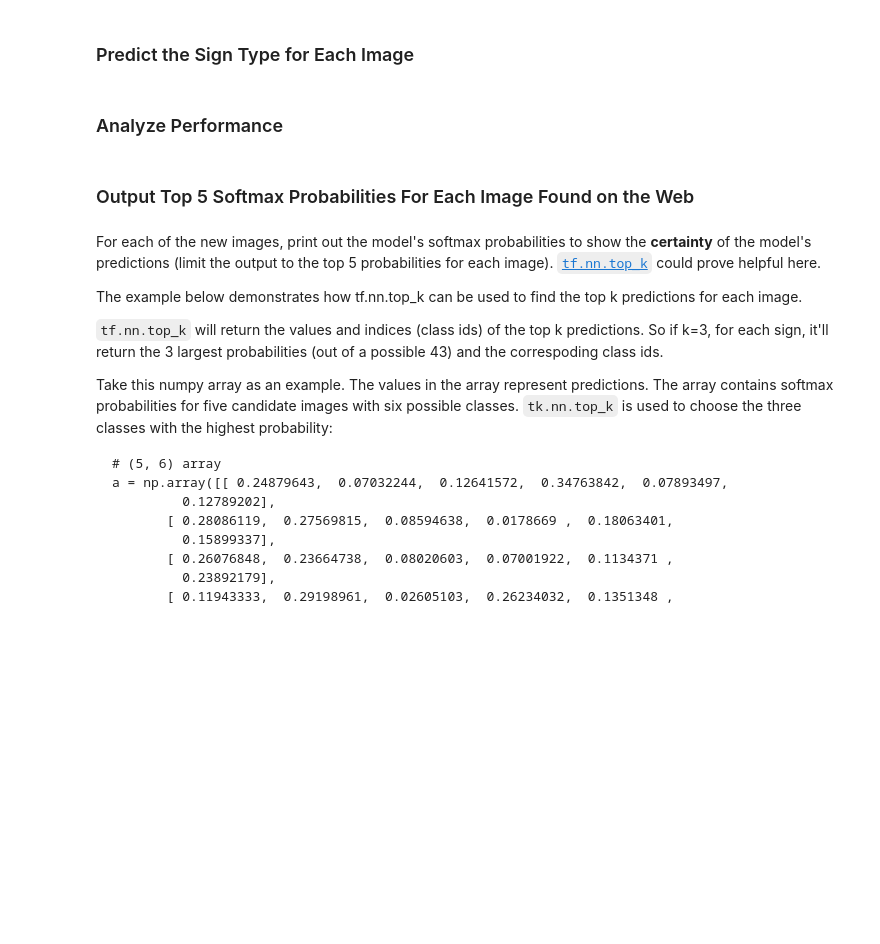
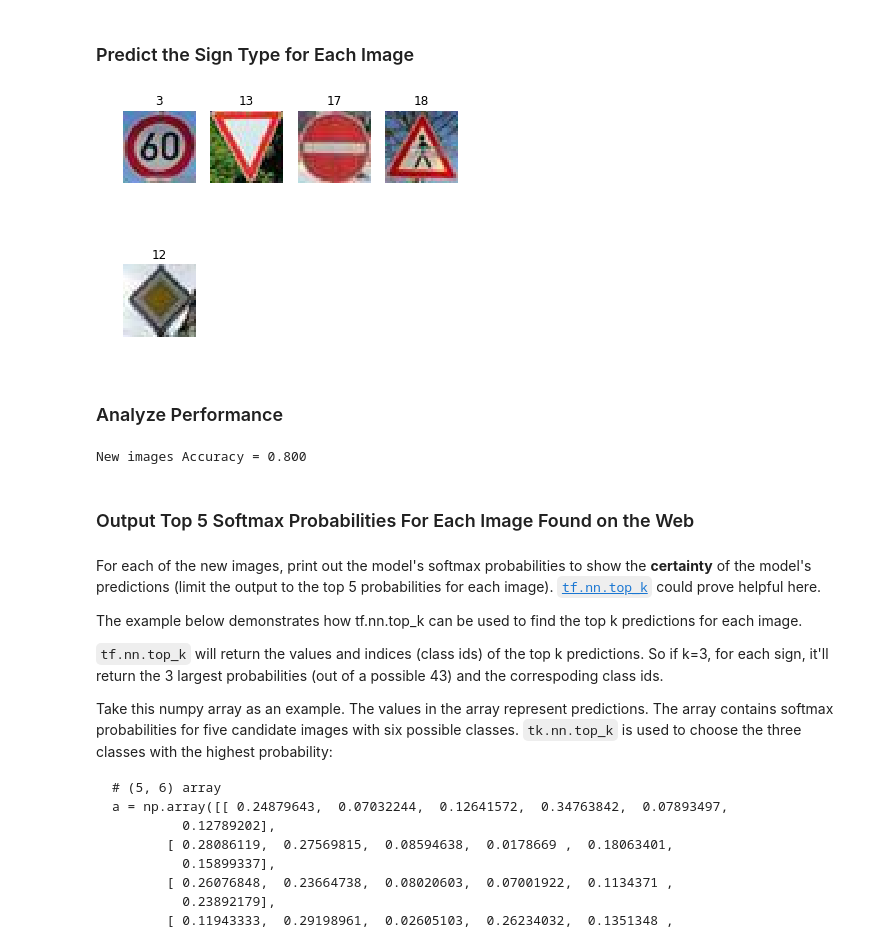
Before and after one commit to jkozlowski/CarND-Traffic-Sign-Classifier-Project, a Jupyter notebook: Traffic_Sign_Classifier.ipynb, the cells around one changed output. Saved outputs shown, nothing was run; the diff lists cells and outputs as text; code cells hidden in the pictures; blank space fills up the shorter version.

```diff
--- a/Traffic_Sign_Classifier.ipynb
+++ b/Traffic_Sign_Classifier.ipynb
@@ -350,12 +370,36 @@ You may find `signnames.csv` useful as it contains mappings from the class id (i
 # %%
 ### Run the predictions here and use the model to output the prediction for each image.
 ### Make sure to pre-process the images with the same pre-processing pipeline used earlier.
 ### Feel free to use as many code cells as needed.
+def test_net(X_data, sess):
+    pred_sign = sess.run(tf.argmax(logits, 1), feed_dict={x: X_data, keep_prob: 1.0})
+    return pred_sign
+
+with tf.Session() as sess:
+    saver.restore(sess, './traffic_sign.backup')
+    signs_classes=test_net(X_new_images, sess)
+
+plt.figure(figsize=(6, 8))
+for i in range(0,5):
+    plt.subplot(3, 4, i+1)
+    plt.imshow(new_images[i])
+    plt.title(signs_classes[i])
+    plt.axis('off')
+# %% [output]
+[figure, added]
 # %% [markdown]
 ### Analyze Performance
 # %%
 ### Calculate the accuracy for these 5 new images.
 ### For example, if the model predicted 1 out of 5 signs correctly, it's 20% accurate on these new images.
+def new_images_accuracy():
+    with tf.Session() as sess:
+        saver.restore(sess, './traffic_sign.backup')
+        return evaluate(X_new_images, y_new_images)
+
+print("New images Accuracy = {:.3f}".format(new_images_accuracy()))
+# %% [output]
+New images Accuracy = 0.800
 # %% [markdown]
 ### Output Top 5 Softmax Probabilities For Each Image Found on the Web
 # %% [markdown]
```
Also changed, not shown: parts of 5 cells of this notebook, 2 other files.
